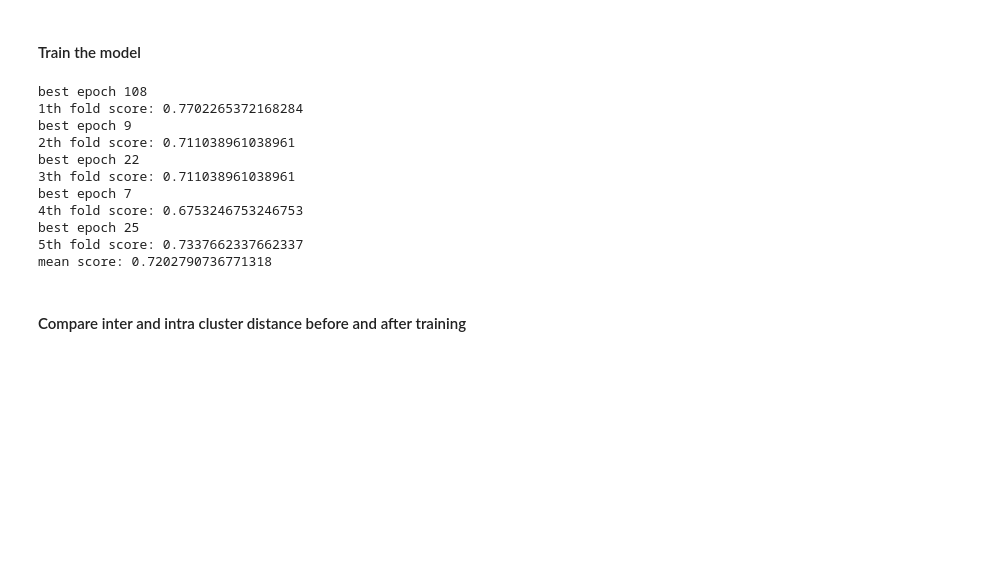
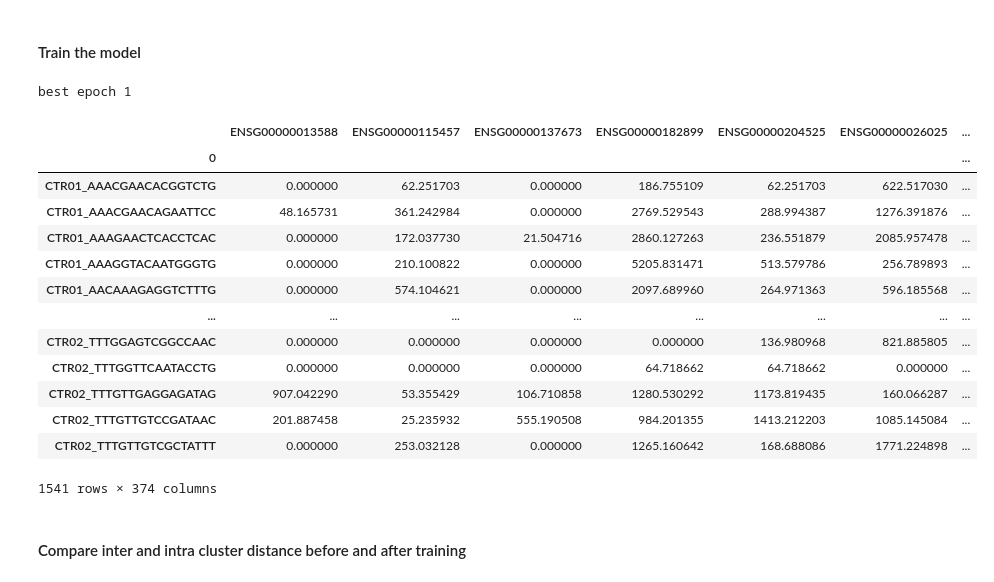
Before and after one commit to gambalab/scASTRAL, a Jupyter notebook: train_model.ipynb, the cells around one changed output. Drawn from its saved outputs; the diff is of its cells as text; code cells hidden in the pictures; blank space fills up the shorter version.

```diff
--- a/train_model.ipynb
+++ b/train_model.ipynb
@@ -41,50 +39,41 @@ X = pd.DataFrame(X,columns=train.columns,index=train.index)
 train = X.loc[:,signature] # subset to signature
 # %% [markdown]
 #### Train the model
-# %%
-kfold = StratifiedKFold(n_splits=5,shuffle=True,random_state=1234)
-scores = []
-best_score = -np.inf
-for fold, (train_idx,valid_idx) in enumerate(kfold.split(train,labels)):
-   clf = SVC(kernel=cosine_similarity,probability=True,C=100)
-   model = network.SCAstral(max_epochs=200,input_size=train.shape[1],hidden_size=64, latent_size=32,patience=50, sigma=.1, mu=.1,
-                   theta = 5,lr=.0001,verbose=False,path='models/scmuta.pt',predictor = clf, metric=accuracy_score)
-
-   preprocessing_pipe = Pipeline([ ('gf-icf',preprocessing.GfIcfTransformer()),('scaler',MinMaxScaler()) ])
-   classification_pipe = Pipeline([('SCAE',model),('clf',clf)])
-   pipe = Pipeline([ ('preprocessing',preprocessing_pipe),('classification',classification_pipe)])
-
-   X_train = train.iloc[train_idx,:]
-   X_valid = train.iloc[valid_idx,:]
-   y_train = labels[train_idx]
-   y_valid = labels[valid_idx]
-
-   preprocessing_pipe.fit(X_train)
-   model.set_valid_data(preprocessing_pipe.transform(X_valid), y_valid)
-
-   pipe.fit(X_train,y_train)
-
-   pred = pipe.predict(X_valid)
-   score = accuracy_score(y_valid, pred)
-
-   if score > best_score:
-        pkl.dump(pipe,open('models/scASTRAL_pipeline.sk','wb'))
-        best_score = score
-   scores.append(score)
-   print(f'{fold+1}{"nd" if fold==1 else "rd" if fold==2 else "th"} fold score: {score}')
-print(f'mean score: {np.mean(scores)}')
-# %% [output]
-best epoch 108
-1th fold score: 0.7702265372168284
-best epoch 9
-2th fold score: 0.711038961038961
-best epoch 22
-3th fold score: 0.711038961038961
-best epoch 7
-4th fold score: 0.6753246753246753
-best epoch 25
-5th fold score: 0.7337662337662337
-mean score: 0.7202790736771318
+# %%
+
+preprocessing_pipe = Pipeline([ ('gf-icf',preprocessing.GfIcfTransformer()),('scaler',MinMaxScaler())])
+clf = SVC(C=1,kernel=cosine_similarity,probability=True,class_weight='balanced',random_state=123)
+scastral = network.SCAstral(max_epochs=250, patience=20, batch_size=8,
+                            input_size=train.shape[1], hidden_size=64, latent_size=32,
+                            alfa=1, mu=2, theta=.1, lr=1e-5,
+                            predictor=clf, scorer=make_scorer(accuracy_score),
+                            verbose=False, path='models/scmuta.pt')
+
+X = preprocessing_pipe.fit_transform(train)
+X = scastral.fit_transform(X,labels)
+clf.fit(X,labels)
+
+pipe = Pipeline([('preprocessing',preprocessing_pipe),('feature_extraction',scastral),('clf',clf)])
+pkl.dump(pipe,open('models/scastral_svm_test1.pkl','wb'))
+# %% [output]
+best epoch 1
+# %%
+train
+# %% [output]
+|  | ENSG00000013588 | ENSG00000115457 | ENSG00000137673 | ENSG00000182899 | ENSG00000204525 | ENSG00000026025 | ... |
+| 0 |  |  |  |  |  |  | ... |
+| CTR01_AAACGAACACGGTCTG | 0.000000 | 62.251703 | 0.000000 | 186.755109 | 62.251703 | 622.517030 | ... |
+| CTR01_AAACGAACAGAATTCC | 48.165731 | 361.242984 | 0.000000 | 2769.529543 | 288.994387 | 1276.391876 | ... |
+| CTR01_AAAGAACTCACCTCAC | 0.000000 | 172.037730 | 21.504716 | 2860.127263 | 236.551879 | 2085.957478 | ... |
+| CTR01_AAAGGTACAATGGGTG | 0.000000 | 210.100822 | 0.000000 | 5205.831471 | 513.579786 | 256.789893 | ... |
+| CTR01_AACAAAGAGGTCTTTG | 0.000000 | 574.104621 | 0.000000 | 2097.689960 | 264.971363 | 596.185568 | ... |
+| ... | ... | ... | ... | ... | ... | ... | ... |
+| CTR02_TTTGGAGTCGGCCAAC | 0.000000 | 0.000000 | 0.000000 | 0.000000 | 136.980968 | 821.885805 | ... |
+| CTR02_TTTGGTTCAATACCTG | 0.000000 | 0.000000 | 0.000000 | 64.718662 | 64.718662 | 0.000000 | ... |
+| CTR02_TTTGTTGAGGAGATAG | 907.042290 | 53.355429 | 106.710858 | 1280.530292 | 1173.819435 | 160.066287 | ... |
+| CTR02_TTTGTTGTCCGATAAC | 201.887458 | 25.235932 | 555.190508 | 984.201355 | 1413.212203 | 1085.145084 | ... |
+| CTR02_TTTGTTGTCGCTATTT | 0.000000 | 253.032128 | 0.000000 | 1265.160642 | 168.688086 | 1771.224898 | ... |
+1541 rows × 374 columns
 # %% [markdown]
 #### Compare inter and intra cluster distance before and after training
 # %%
```
Also changed, not shown: parts of 8 cells of this notebook, 17 other files.
